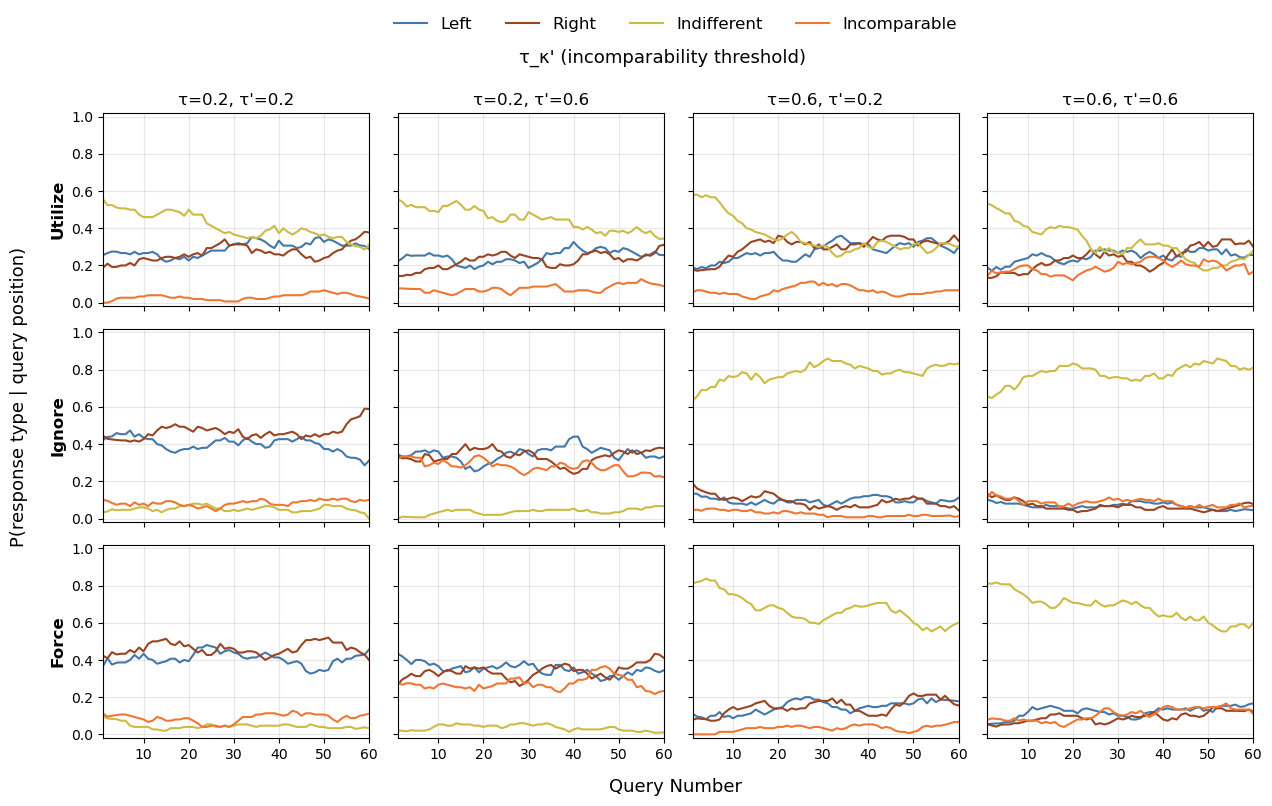
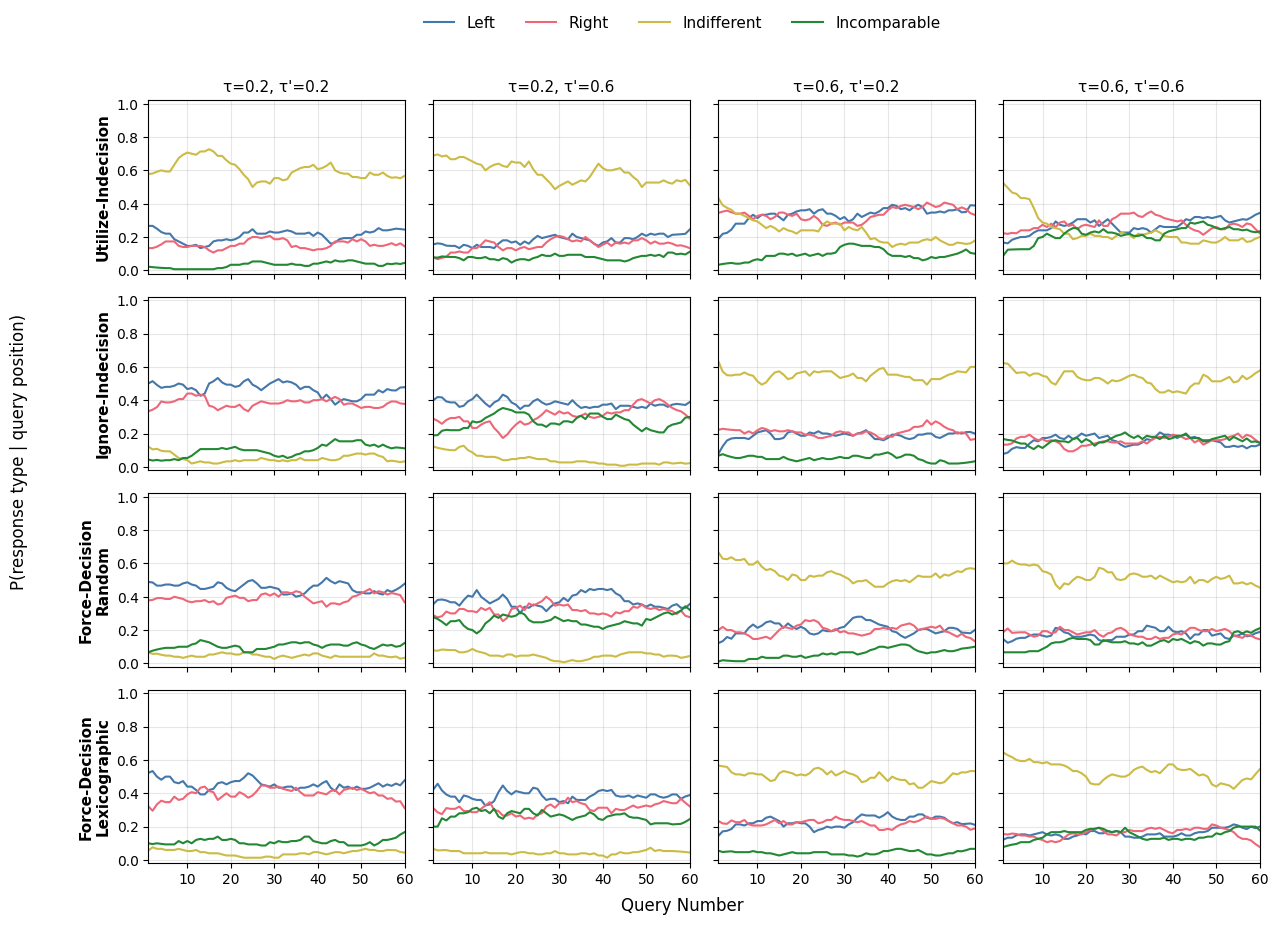
The change to this notebook cell's code, shown as a diff; its figure went from the first image to the second:
--- before
+++ after
@@ -1,7 +1,6 @@
 # Smoothed line chart: per-query response type probability over query sequence
 # Grid: methods (rows) x (tau, tau') pairs (cols)
-
 taus_plot = [0.2, 0.6]
-tp_plot = [0.2, 0.6]
+tp_plot   = [0.2, 0.6]
 pairs = [(tau, tp) for tau in taus_plot for tp in tp_plot]
 
@@ -9,14 +8,21 @@
 window = 10
 
-all_methods = ['multiframe', 'bt_laplace_bald_k', 'bt_laplace_bald_random']
+all_methods = ['multiframe', 'bt_hitandrun', 'bt_hitandrun_random', 'bt_hitandrun_lex']
+sample_cell = next(iter(results.values()))
+all_methods = [m for m in all_methods if m in sample_cell]
+
 method_labels = {
-    'multiframe': 'Utilize', 'bt_laplace_bald_k': 'Ignore',
-    'bt_laplace_bald_random': 'Force',
+    'multiframe':           'Utilize-Indecision',
+    'bt_hitandrun':         'Ignore-Indecision',
+    'bt_hitandrun_random':  'Force-Decision\nRandom',
+    'bt_hitandrun_lex':     'Force-Decision\nLexicographic',
 }
 
 response_types = ['left', 'right', 'indifferent', 'incomparable']
 response_colors = {
-    'left': '#4477AA', 'right': '#994422',
-    'indifferent': '#CCBB44', 'incomparable': '#EE7733',
+    'left':         '#0072B2',
+    'right':         '#D55E00',
+    'indifferent':         '#F0E442',
+    'incomparable':         '#009E73',
 }
 
@@ -24,7 +30,11 @@
 n_pairs = len(pairs)
 
-fig, axes = plt.subplots(n_methods, n_pairs,
-                         figsize=(3.0 * n_pairs + 0.8, 2.2 * n_methods + 1.0),
-                         sharex=True, sharey=True)
+fig, axes = plt.subplots(
+    n_methods, n_pairs,
+    figsize=(3.0 * n_pairs + 0.8, 2.0 * n_methods + 1.0),
+    sharex=True, sharey=True,
+)
+if n_methods == 1:
+    axes = axes.reshape(1, -1)
 
 for row, method_key in enumerate(all_methods):
@@ -34,5 +44,4 @@
         trials = cell[method_key]['trial_results']
 
-        n_trials = len(trials)
         frac_matrix = np.zeros((len(response_types), T))
 
@@ -62,7 +71,5 @@
                 smoothed[k] = raw[k - window // 2:].mean()
 
-            ax.plot(x, smoothed, color=response_colors[r], linewidth=1.5,
-                    label=r.capitalize() if row == 0 and col == 0 else None)
-            # ax.plot(x, raw, color=response_colors[r], linewidth=0.3, alpha=0.3)
+            ax.plot(x, smoothed, color=response_colors[r], linewidth=1.5)
 
         ax.set_ylim([-0.02, 1.02])
@@ -72,20 +79,19 @@
 
         if col == 0:
-            ax.set_ylabel(method_labels[method_key], fontsize=12, fontweight='bold')
+            ax.set_ylabel(method_labels.get(method_key, method_key),
+                          fontsize=11, fontweight='bold')
         if row == 0:
-            ax.set_title(f"\u03c4={tau}, \u03c4'={tp}", fontsize=12)
+            ax.set_title(f"τ={tau}, τ'={tp}", fontsize=11)
 
-# fig.suptitle(f'Query Type Probability Rolling Average over Query Sequence, (window={window})', fontsize=14, x=0.52, y=0.98)
-fig.text(0.52, 0.94, "τ_κ' (incomparability threshold)", ha='center', fontsize=13)
-fig.text(0.53, -0.02, 'Query Number', ha='center', fontsize=13)
-fig.text(0.01, 0.5, 'P(response type | query position)', va='center',
-         rotation='vertical', fontsize=13)
+fig.text(0.53, -0.01, 'Query Number', ha='center', fontsize=12)
+fig.text(0.005, 0.5, 'P(response type | query position)', va='center',
+         rotation='vertical', fontsize=12)
 
 handles = [plt.Line2D([0], [0], color=response_colors[r], linewidth=1.5)
            for r in response_types]
 fig.legend(handles, [r.capitalize() for r in response_types],
-           loc='upper center', ncol=4, fontsize=12, frameon=False,
-           bbox_to_anchor=(0.53, 1.02))
+           loc='upper center', ncol=4, fontsize=11, frameon=False,
+           bbox_to_anchor=(0.53, 1.0))
 
-plt.tight_layout(rect=[0.03, 0.0, 1, 0.92])
+plt.tight_layout(rect=[0.04, 0.0, 1, 0.93])
 plt.show()

Commit: new